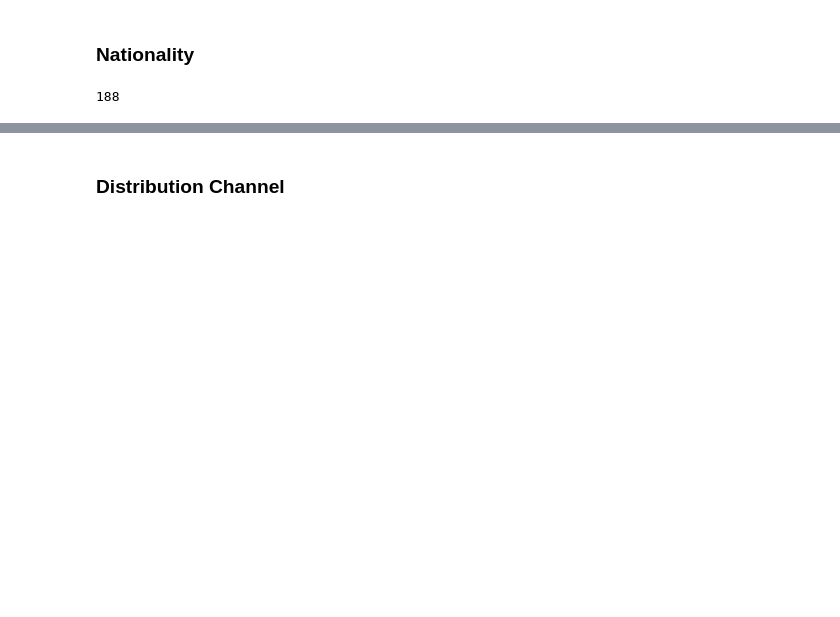
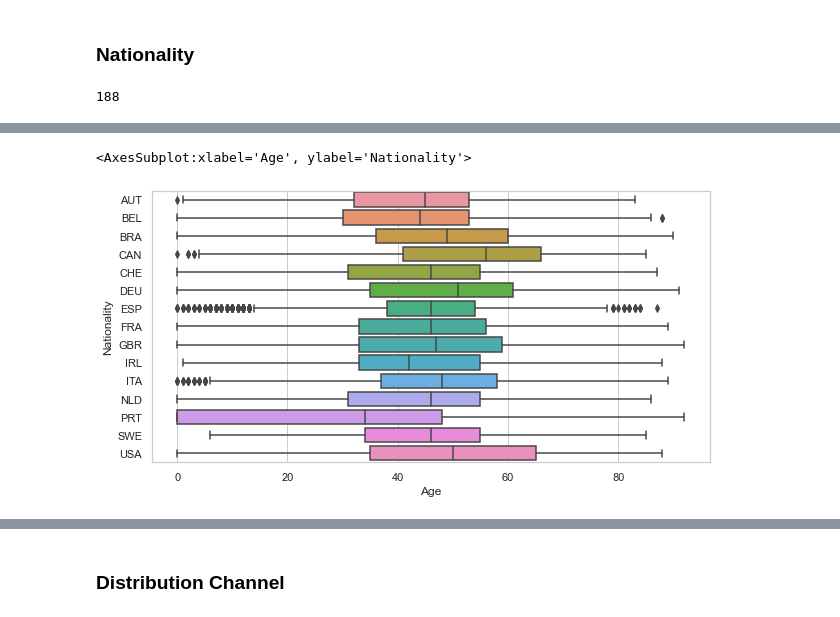
Before and after one commit to LNRobertson/Customer_Segmentation, a Jupyter notebook: notebooks/2_EDA.ipynb, the cells around one changed output, grey strips where cells are left out. Saved outputs shown, nothing was run; the diff lists cells and outputs as text; code cells hidden in the pictures; blank space fills up the shorter version.

```diff
--- a/notebooks/2_EDA.ipynb
+++ b/notebooks/2_EDA.ipynb
@@ -132,0 +218,7 @@ Name: Nationality, dtype: int64
+# %%
+sns.set(rc={"figure.figsize":(10, 5)}, style='whitegrid')
+
+sns.boxplot(x='Age', y="Nationality", data=top_nationalities)
+# %% [output]
+<AxesSubplot:xlabel='Age', ylabel='Nationality'>
+[figure, added]
```
Also changed, not shown: parts of 62 cells of this notebook.
